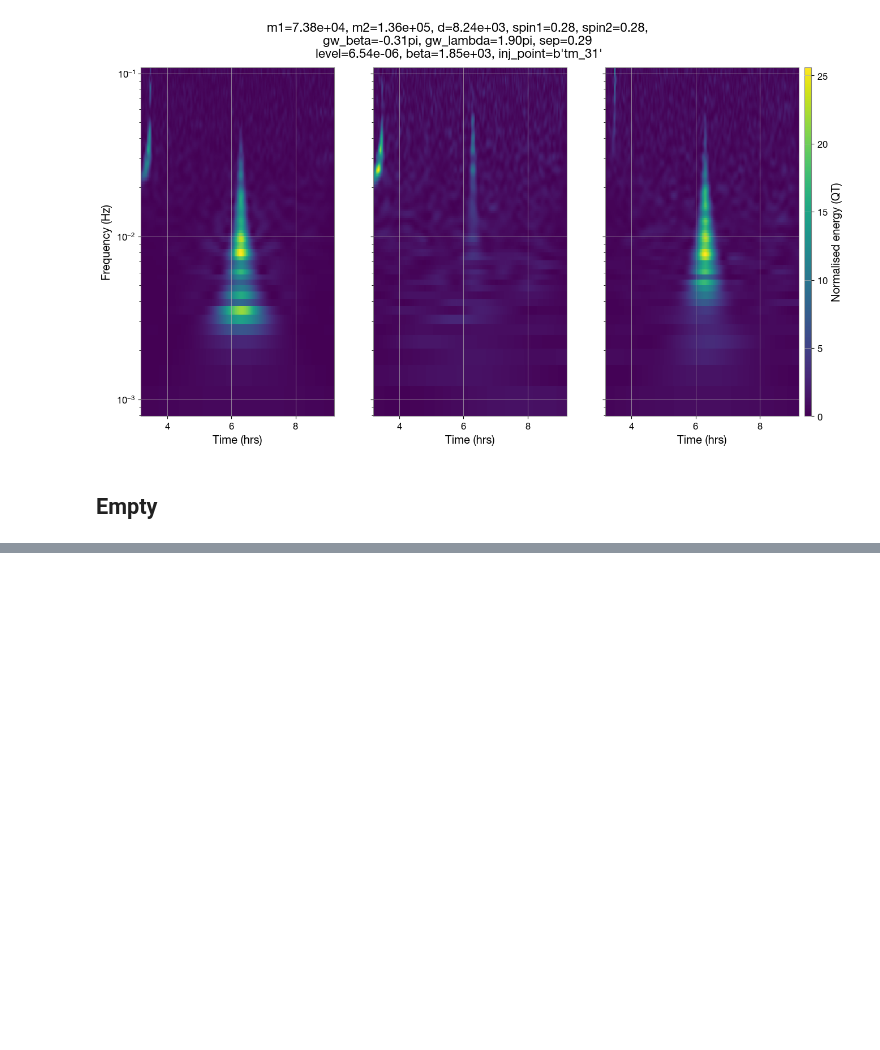
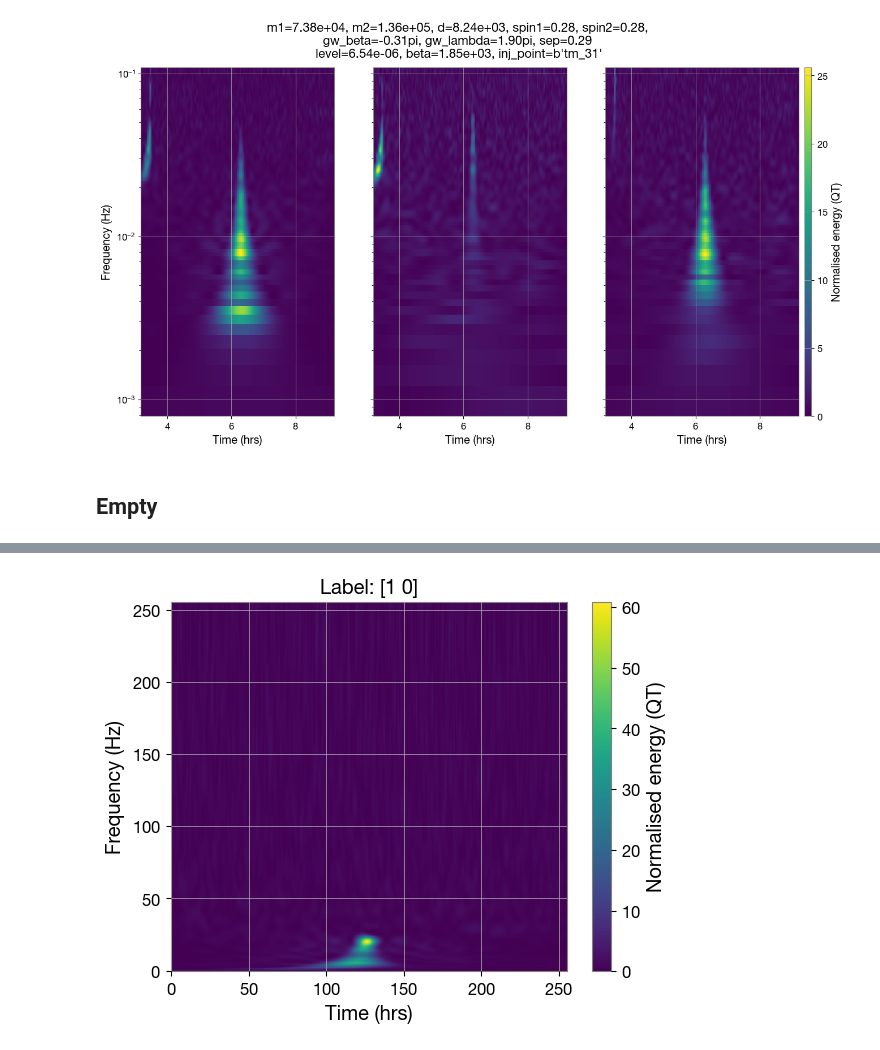
Before and after one commit to AryamannRao/LISAGlitchSignalClassifier, a Jupyter notebook: src/notebooks/image_viewer.ipynb, the cells around one changed output, grey strips where cells are left out. Saved outputs shown, nothing was run; the diff lists cells and outputs as text; code cells hidden in the pictures; blank space fills up the shorter version.

```diff
--- a/src/notebooks/image_viewer.ipynb
+++ b/src/notebooks/image_viewer.ipynb
@@ -208,0 +201,4 @@ plt.show()
+# %%
+with h5py.File(training_hm_dataset_path, "r") as h5:
+    image_array = h5["images"][:]
+    target_array = h5["labels"][:]
@@ -208,0 +209,17 @@ plt.show()
+# %%
+index = 9  # Change this index to visualize different samples
+image = image_array[index]
+
+image_A = image[:, :, 0]
+image_E = image[:, :, 1]
+image_T = image[:, :, 2]
+
+plt.imshow(image_A, aspect='auto', origin='lower', cmap='viridis')
+plt.colorbar(label='Normalised energy (QT)')
+plt.xlabel('Time (hrs)')
+plt.ylabel('Frequency (Hz)')
+#plt.yscale('log')
+plt.title(f'Label: {target_array[index]}')
+plt.show()
+# %% [output]
+[figure, added]
```
Also changed, not shown: parts of 8 cells of this notebook, 7 other files.
